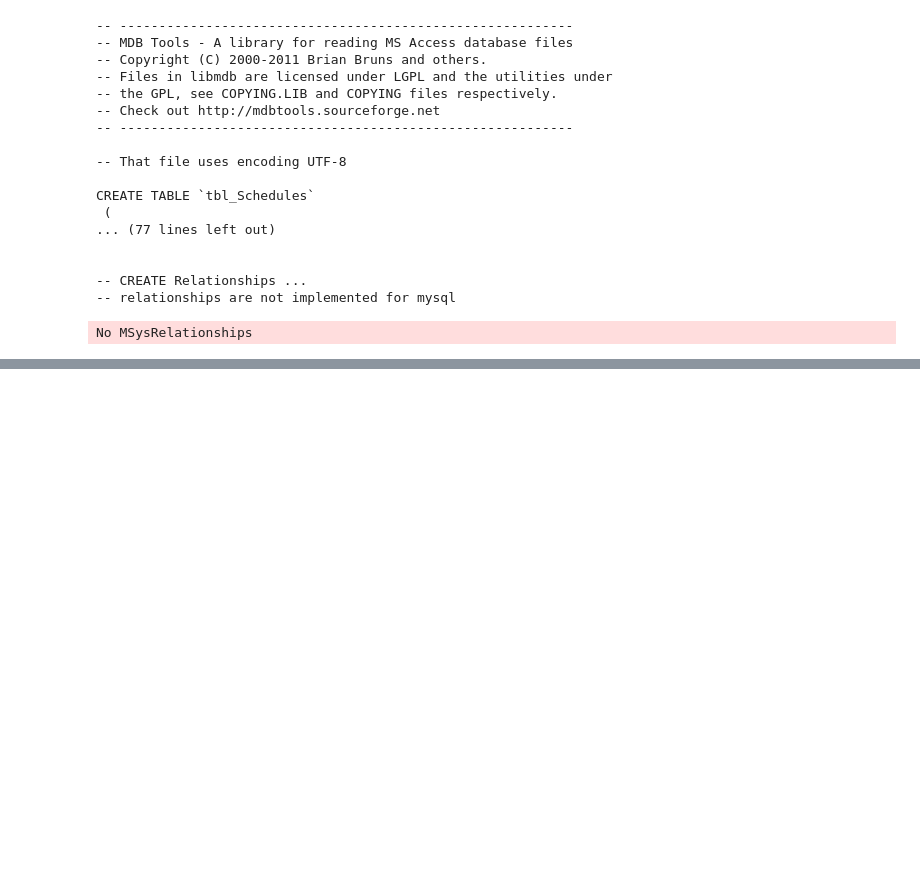
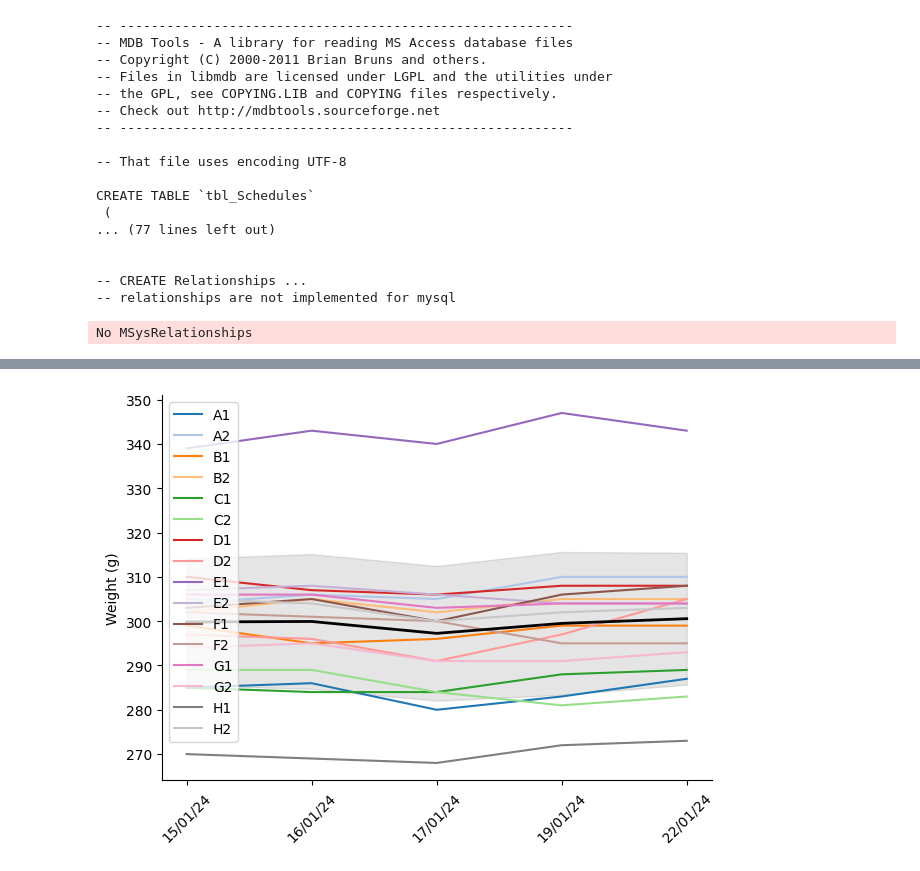
Before and after one commit to yger/equipsy, a Jupyter notebook: results/analysis.ipynb, the cells around one changed output, grey strips where cells are left out. Cells and saved outputs as stored; diff of their text form; code cells hidden in the pictures; blank space fills up the shorter version.

```diff
--- a/results/analysis.ipynb
+++ b/results/analysis.ipynb
@@ -35 +39,5 @@ group_experiments.all_types
+# %%
+display_weights(group_experiments)
+# %% [output]
+[figure, added]
 # %%
```
Also changed, not shown: parts of 7 cells of this notebook, 3 other files.
